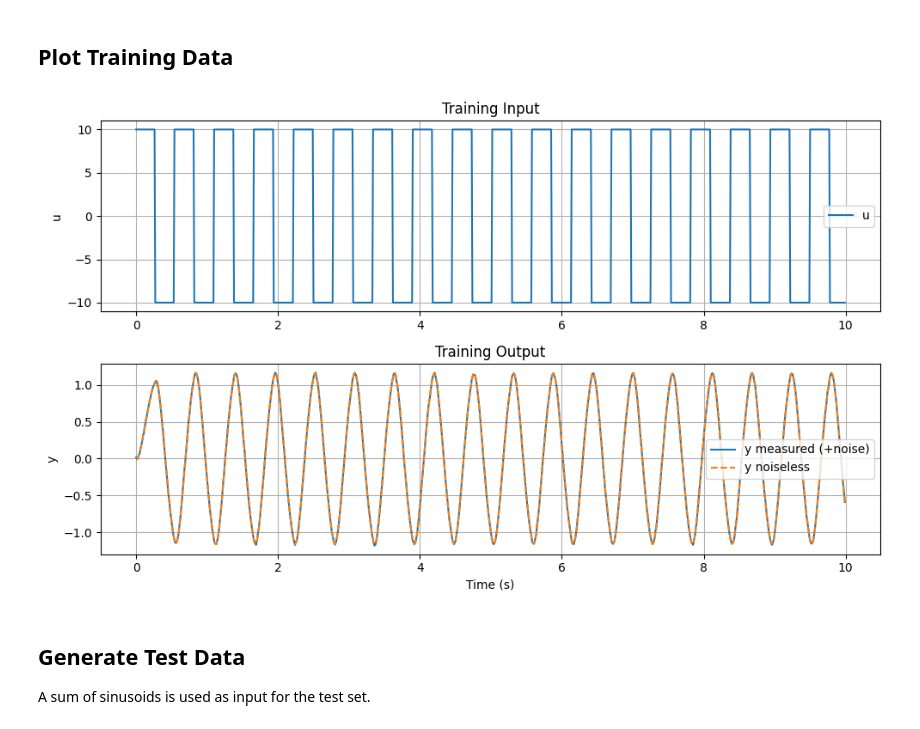
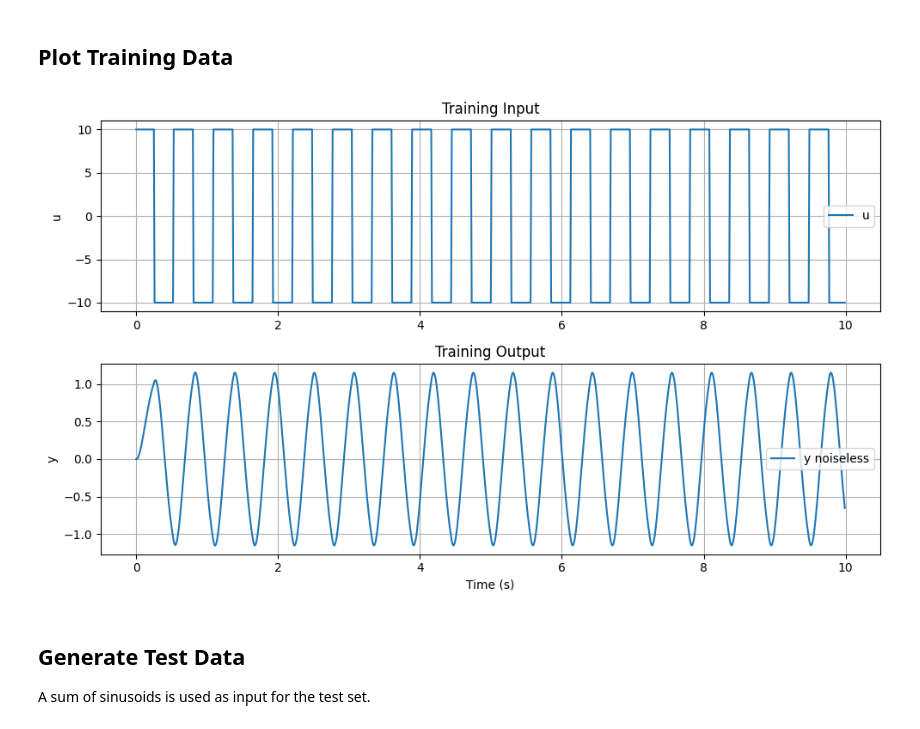
Before and after one commit to helonayala/sysid, a Jupyter notebook: 01_batch_least_squares.ipynb, the cells around one changed output. Drawn from its saved outputs; the diff is of its cells as text; code cells hidden in the pictures.

```diff
--- a/01_batch_least_squares.ipynb
+++ b/01_batch_least_squares.ipynb
@@ -108,39 +110,34 @@ for k_idx in range(2, N):
         u_train_signal[k_idx] = u_train_signal[k_idx-1]
 
     # System equation: y(k) = -th_true[0]*y(k-1) - th_true[1]*y(k-2) + th_true[2]*u(k-1) + th_true[3]*u(k-2)
-    y_train_noiseless[k_idx] = -th_true[0,0] * y_train_noiseless[k_idx-1] \
-                             -th_true[1,0] * y_train_noiseless[k_idx-2] \
-                             +th_true[2,0] * u_train_signal[k_idx-1] \
-                             +th_true[3,0] * u_train_signal[k_idx-2]
-
-UTRA = u_train_signal.reshape(-1,1)
-YTRA_noiseless = y_train_noiseless.reshape(-1,1)
-YTRA = YTRA_noiseless + sig * np.random.randn(N, 1)
+    y_train_noiseless[k_idx] = -th_true[0] * y_train_noiseless[k_idx-1] \
+                             -th_true[1] * y_train_noiseless[k_idx-2] \
+                             +th_true[2] * u_train_signal[k_idx-1] \
+                             +th_true[3] * u_train_signal[k_idx-2]
 # %% [markdown]
 ## Plot Training Data
 # %%
 plt.figure(figsize=(10, 6))
 
 plt.subplot(2, 1, 1)
-plt.plot(t, UTRA)
+plt.plot(t, u_train_signal)
 plt.title('Training Input')
 plt.ylabel('u')
 plt.legend(['u'])
 plt.grid(True)
 
 plt.subplot(2, 1, 2)
-plt.plot(t, YTRA, label='y measured (+noise)')
-plt.plot(t, YTRA_noiseless, label='y noiseless', linestyle='--')
+plt.plot(t, y_train_noiseless, label='y noiseless')
 plt.title('Training Output')
 plt.ylabel('y')
 plt.xlabel('Time (s)')
 plt.legend()
 plt.grid(True)
 
 plt.tight_layout()
 plt.show()
 # %% [output]
-[figure, old version]
+[figure, new version]
 # %% [markdown]
 ## Generate Test Data
 
```
Also changed, not shown: parts of 7 cells of this notebook.
